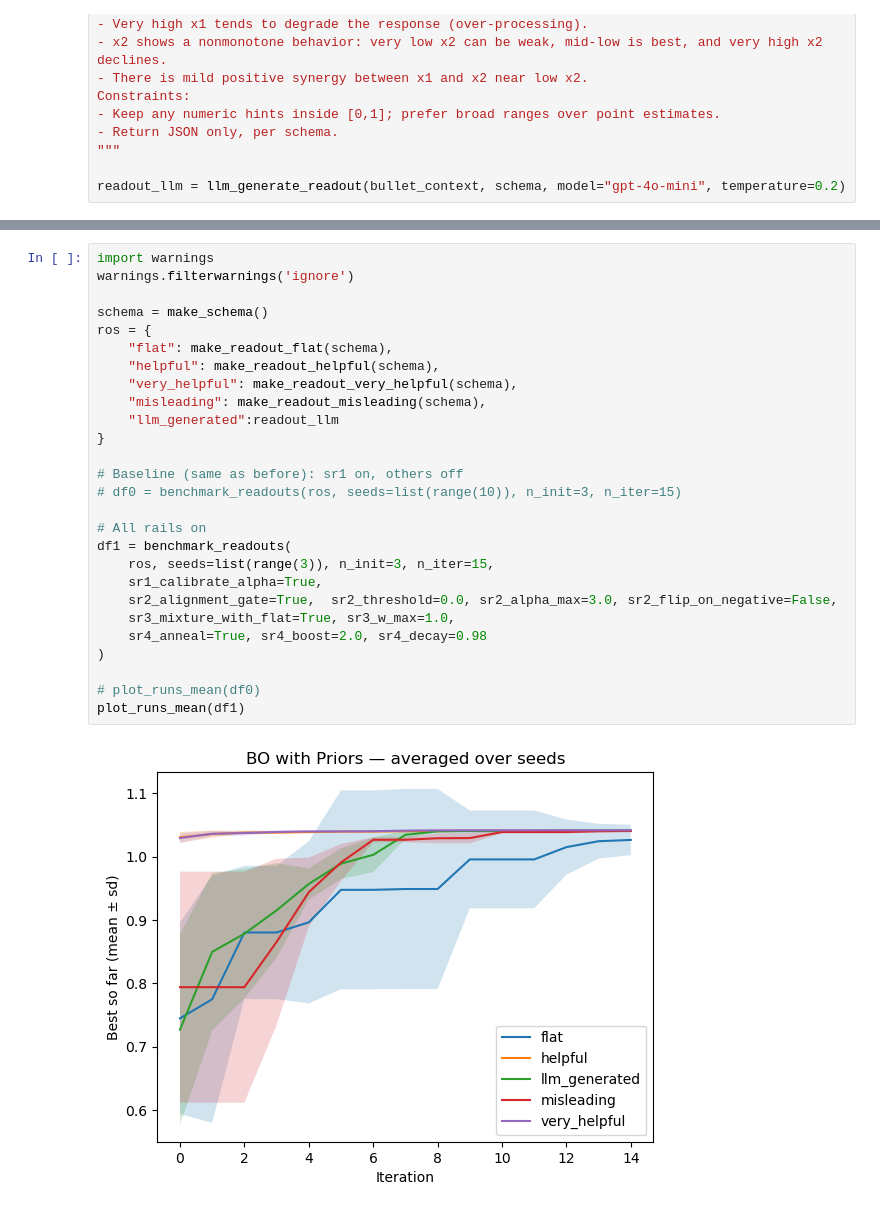
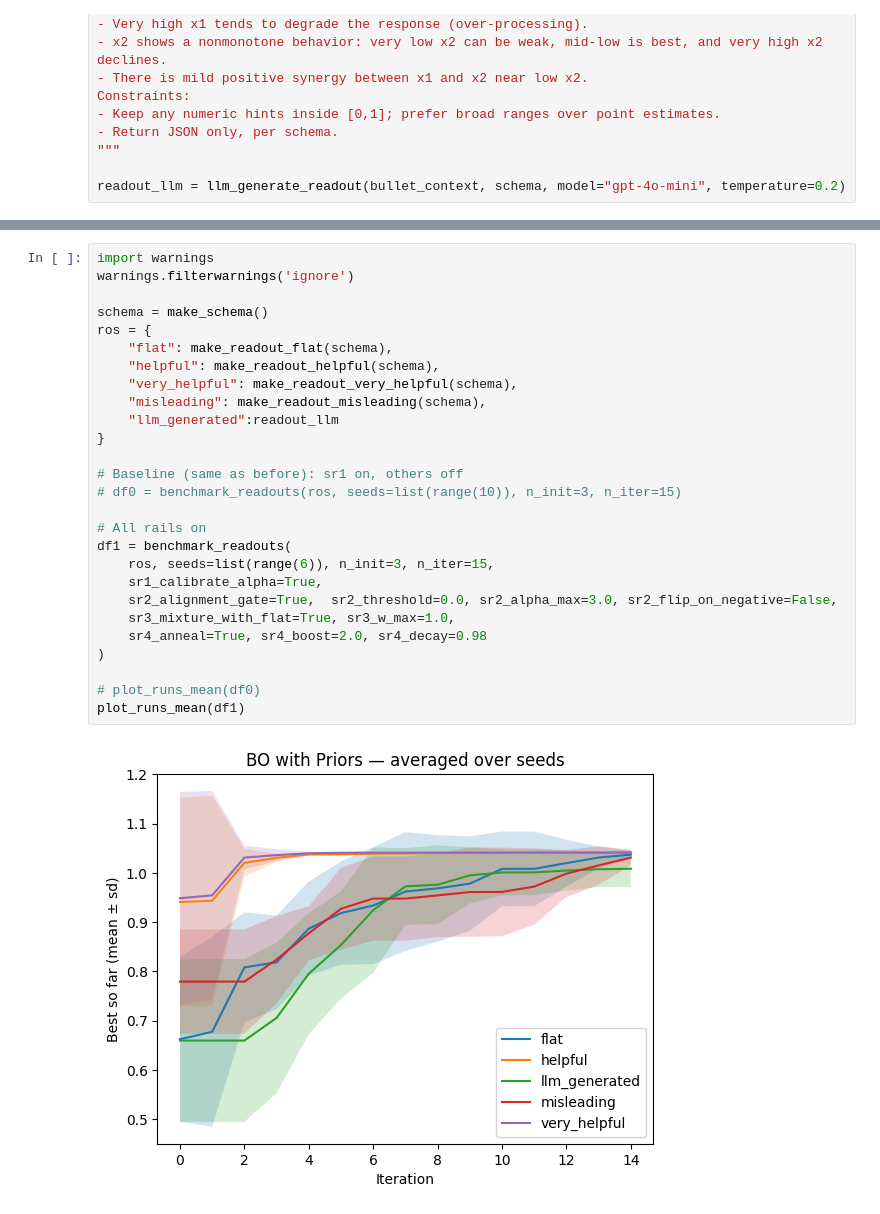
Before and after one commit to armtfgh/POLARIS-Project-, a Jupyter notebook: Franke Surface/main.ipynb, the cells around one changed output, grey strips where cells are left out. Drawn from its saved outputs; the diff is of its cells as text.

```diff
--- a/Franke Surface/main.ipynb
+++ b/Franke Surface/main.ipynb
@@ -724,29 +743,29 @@ readout_llm
 # %%
 import warnings
 warnings.filterwarnings('ignore')
 
 schema = make_schema()
 ros = {
     "flat": make_readout_flat(schema),
     "helpful": make_readout_helpful(schema),
     "very_helpful": make_readout_very_helpful(schema),
     "misleading": make_readout_misleading(schema),
     "llm_generated":readout_llm
 }
 
 # Baseline (same as before): sr1 on, others off
 # df0 = benchmark_readouts(ros, seeds=list(range(10)), n_init=3, n_iter=15)
 
 # All rails on
 df1 = benchmark_readouts(
-    ros, seeds=list(range(3)), n_init=3, n_iter=15,
+    ros, seeds=list(range(6)), n_init=3, n_iter=15,
     sr1_calibrate_alpha=True,
     sr2_alignment_gate=True,  sr2_threshold=0.0, sr2_alpha_max=3.0, sr2_flip_on_negative=False,
     sr3_mixture_with_flat=True, sr3_w_max=1.0,
     sr4_anneal=True, sr4_boost=2.0, sr4_decay=0.98
 )
 
 # plot_runs_mean(df0)
 plot_runs_mean(df1)
 # %% [output]
-[figure, old version]
+[figure, new version]
```
Also changed, not shown: parts of 3 cells of this notebook.
